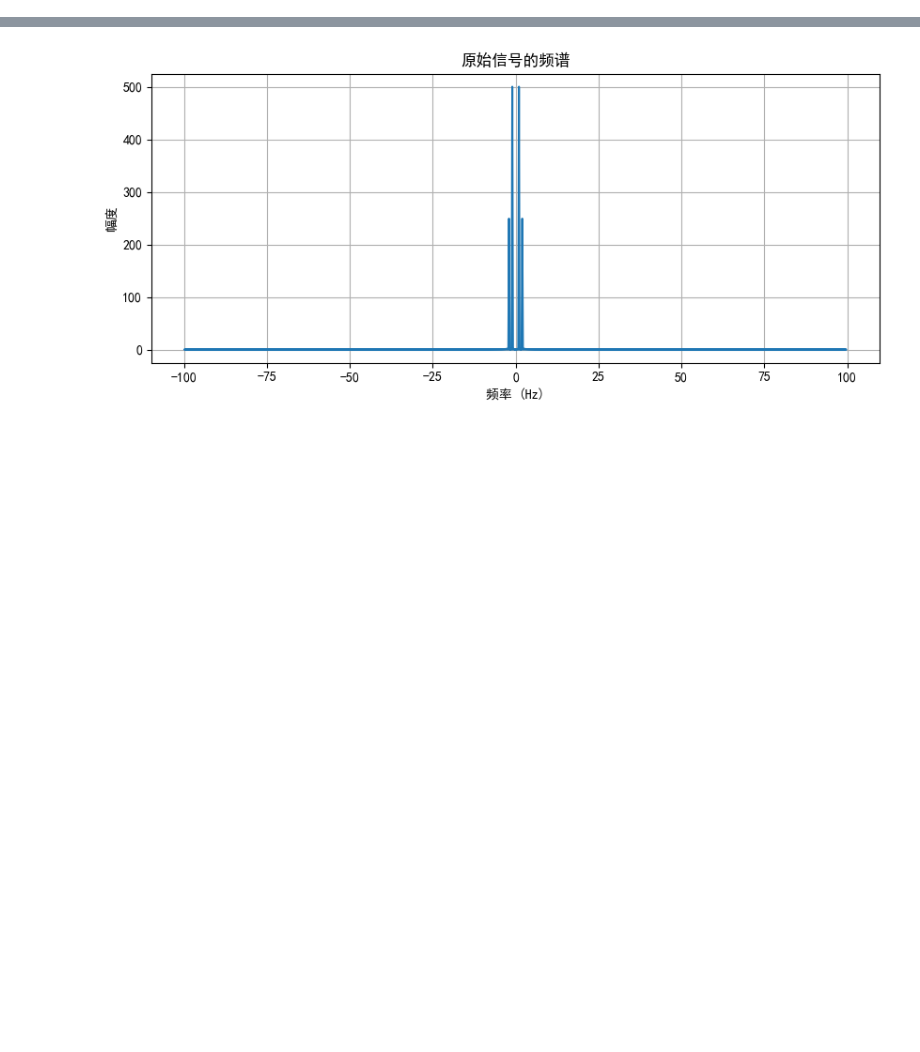
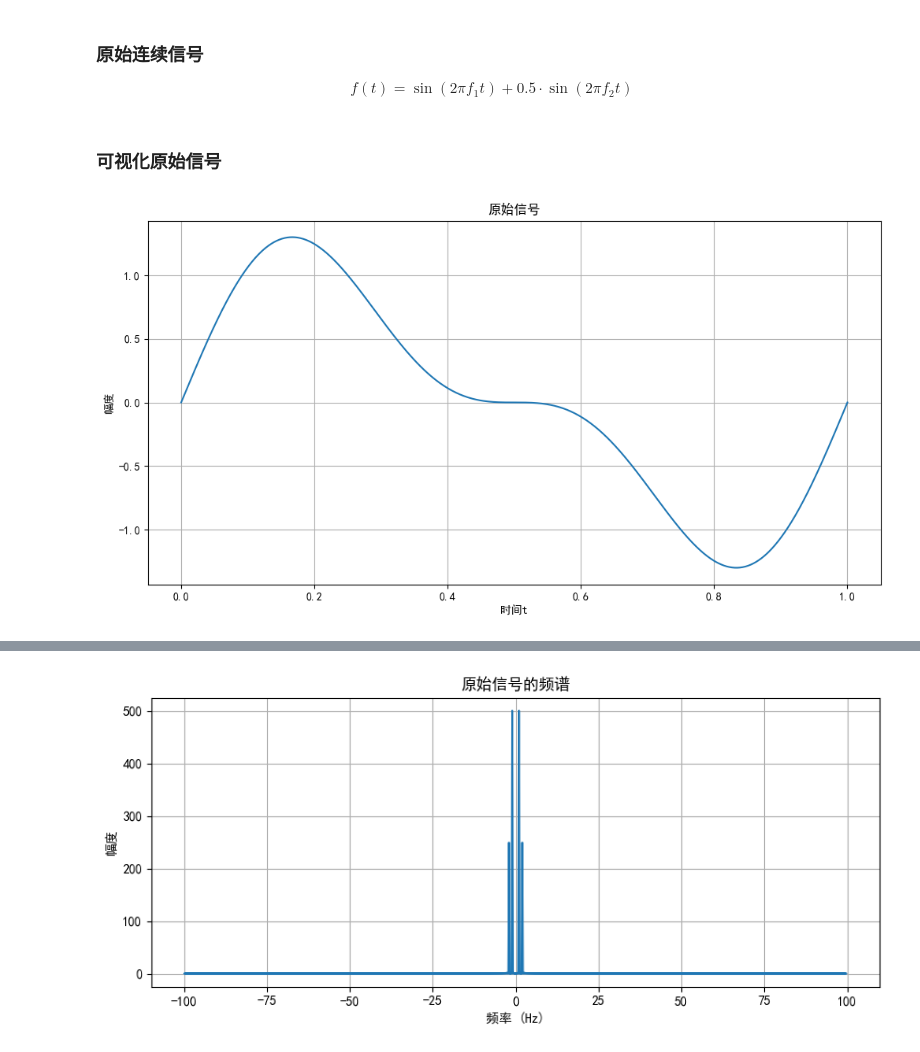
Before and after one commit to Binwen6/DSP, a Jupyter notebook: sampling_interpolation.ipynb, the cells around one changed output, grey strips where cells are left out. Cells and saved outputs as stored; diff of their text form; code cells hidden in the pictures; blank space fills up the shorter version.

```diff
--- a/sampling_interpolation.ipynb
+++ b/sampling_interpolation.ipynb
@@ -7,3 +7,6 @@ from matplotlib import rcParams
 # 设置中文字体支持
 rcParams['font.sans-serif'] = ['SimHei']
 rcParams['axes.unicode_minus'] = False
+# %% [markdown]
+### 原始连续信号
+$$f(t)=\sin(2\pi f_1 t)+0.5\cdot\sin(2\pi f_2 t)$$
@@ -9,0 +18,14 @@ rcParams['axes.unicode_minus'] = False
+# %% [markdown]
+### 可视化原始信号
+# %%
+plt.figure(figsize=(12, 6))
+t = np.linspace(0, 1, 1000)
+f = generate_original_signal(t)
+plt.plot(t, f)
+plt.title("原始信号")
+plt.xlabel("时间t")
+plt.ylabel("幅度")
+plt.grid(True)
+plt.show()
+# %% [output]
+[figure, added]
```
Also changed, not shown: parts of 6 cells of this notebook.
